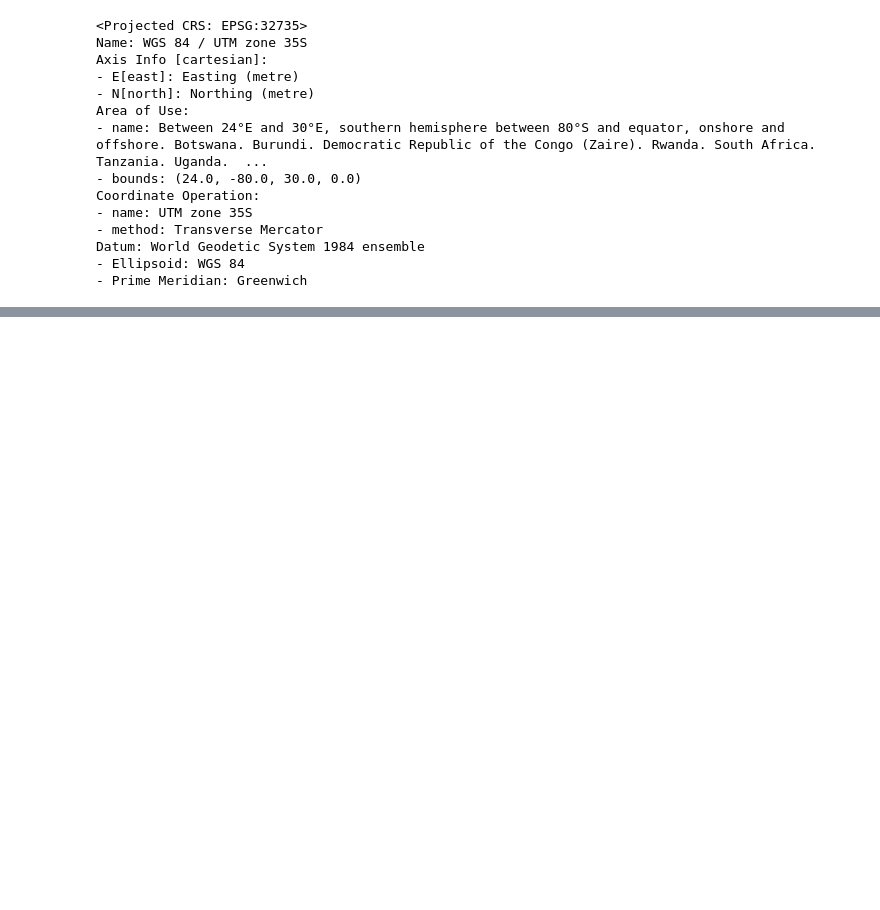
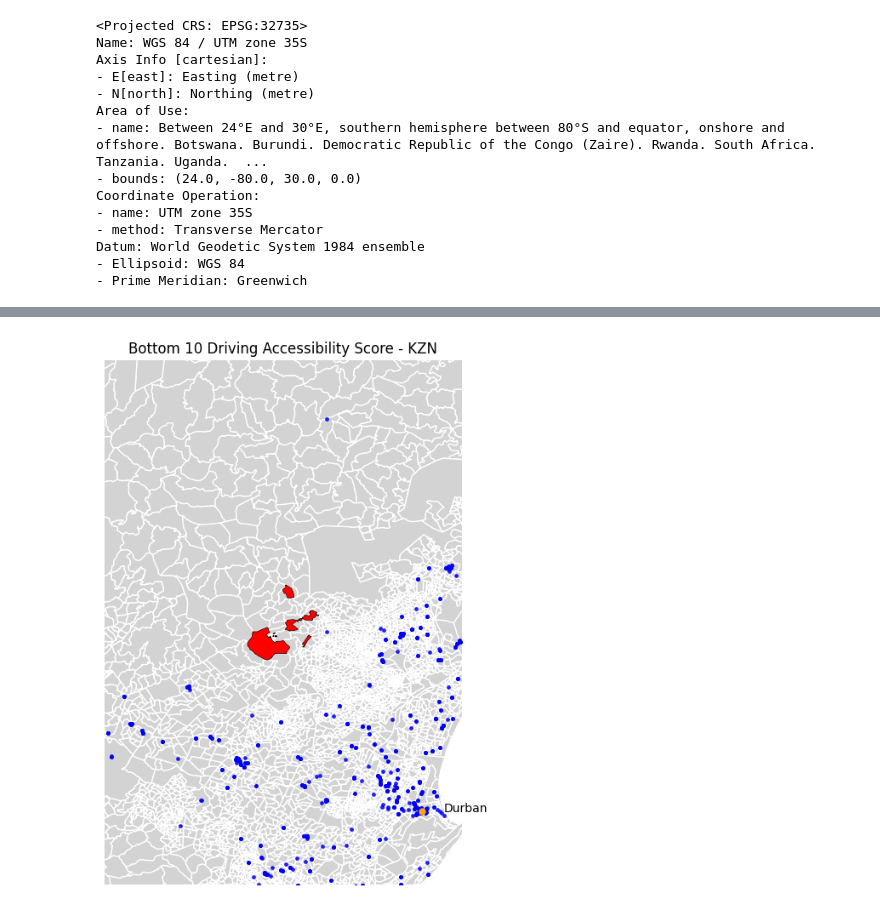
Before and after one commit to tess-vu/south-africa-healthcare, a Jupyter notebook: notebooks/2sfca.ipynb, the cells around one changed output, grey strips where cells are left out. Cells and saved outputs as stored; diff of their text form; code cells hidden in the pictures; blank space fills up the shorter version.

```diff
--- a/notebooks/2sfca.ipynb
+++ b/notebooks/2sfca.ipynb
@@ -747,0 +869,53 @@ allaccess.head()
+# %%
+highlight_codes = [
+59914140,
+59915043,
+59914126,
+59915036,
+59914137,
+59915050,
+59914147,
+59915054,
+59915057,
+59914138,
+]
+
+fig, ax = plt.subplots(figsize=(8,8))
+
+gdf_prov = allaccess[allaccess['PR_NAME_x'] == 'KwaZulu-Natal']
+
+subset = gdf_prov[gdf_prov['EA_CODE'].isin(highlight_codes)]
+
+# base
+gdf_prov.plot(ax=ax, color='lightgrey', edgecolor='white')
+
+# highlight
+subset.plot(ax=ax, color='red', edgecolor='black', linewidth=0.5)
+#pharmacy points
+pharm_with_sal.plot(
+    ax=ax,
+    color='blue',
+    markersize=6,
+    alpha=0.8
+)
+
+# after polygons + pharmacies
+ax.scatter(31.0218, -29.8587, color='orange', s=25, zorder=20)
+ax.text(31.0218+0.02, -29.8587, "Durban", fontsize=10, ha='left')
+# 🔥 AUTO ZOOM
+minx, miny, maxx, maxy = subset.total_bounds
+
+# optional padding so it's not tight
+pad_x = (maxx - minx) * 2
+pad_y = (maxy - miny) * 3
+
+ax.set_xlim(minx - pad_x, maxx + pad_x)
+ax.set_ylim(miny - pad_y, maxy + pad_y)
+
+ax.set_title("Bottom 10 Driving Accessibility Score - KZN")
+ax.axis('off')
+plt.savefig("images/bottomdrive.png", dpi=300, bbox_inches='tight')
+
+plt.show()
+# %% [output]
+[figure, added]
```
Also changed, not shown: parts of 37 cells of this notebook, 16 other files.
